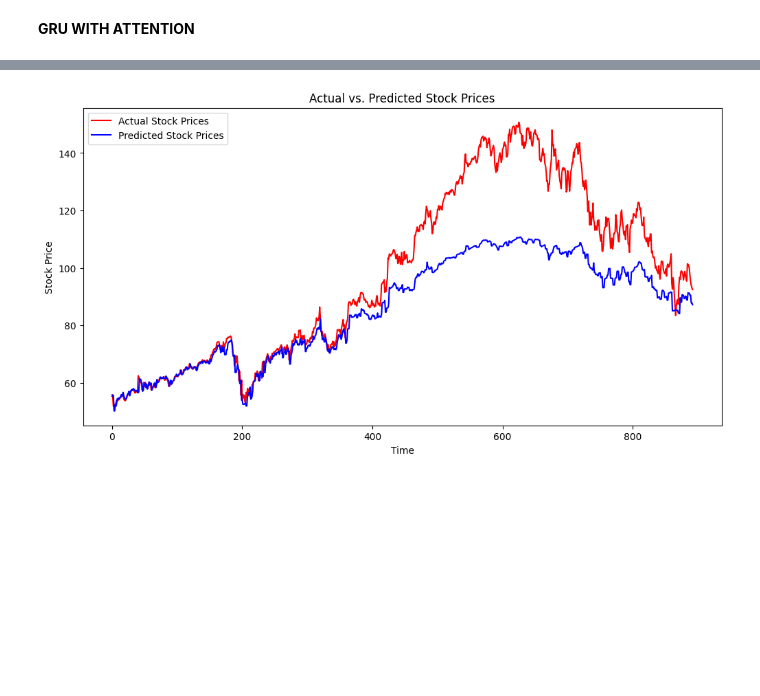
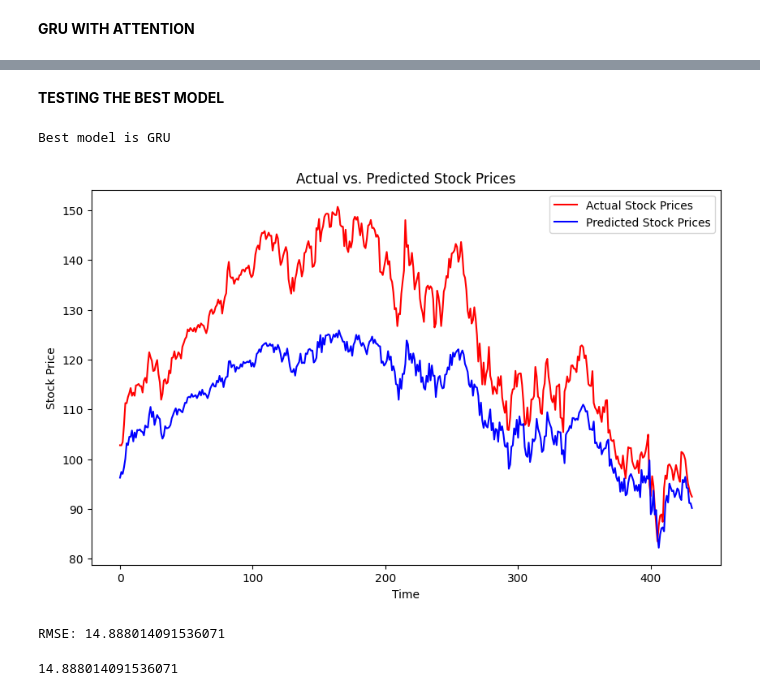
Before and after one commit to dasgauranga2/RNN-Stock-Price-Prediction, a Jupyter notebook: Assignment 3.ipynb, the cells around one changed output, grey strips where cells are left out. Drawn from its saved outputs; the diff is of its cells as text; code cells hidden in the pictures; blank space fills up the shorter version.

Commit message:
Evaluating best model on test set

```diff
--- a/Assignment 3.ipynb
+++ b/Assignment 3.ipynb
@@ -297,0 +307,6 @@ evaluate(model, test_data)
+# %%
+rmse = evaluate(model, valid_data)
+if rmse < best_rmse:
+    best_rmse = rmse
+    best_model = model
+    best_model_name = 'Baseline RNN'
@@ -359,0 +374,6 @@ evaluate(model, test_data)
+# %%
+rmse = evaluate(model, valid_data)
+if rmse < best_rmse:
+    best_rmse = rmse
+    best_model = model
+    best_model_name = 'LSTM'
@@ -421,0 +441,6 @@ evaluate(model, test_data)
+# %%
+rmse = evaluate(model, valid_data)
+if rmse < best_rmse:
+    best_rmse = rmse
+    best_model = model
+    best_model_name = 'GRU'
@@ -494,0 +523,6 @@ Epoch 100 | Train Loss: 0.000180
+# %%
+rmse = evaluate(model, valid_data)
+if rmse < best_rmse:
+    best_rmse = rmse
+    best_model = model
+    best_model_name = 'GRU with Attention'
@@ -495,4 +532,12 @@ Epoch 100 | Train Loss: 0.000180
+# %% [markdown]
+**TESTING THE BEST MODEL**
+# %%
+print(f"Best model is {best_model_name}")
+# %% [output]
+Best model is GRU
 # %%
-evaluate(model, test_data)
+evaluate(best_model, test_data)
 # %% [output]
-[figure, old version]
+[figure, new version]
+RMSE: 14.888014091536071
+14.888014091536071
```
Also changed, not shown: parts of 16 cells of this notebook.
